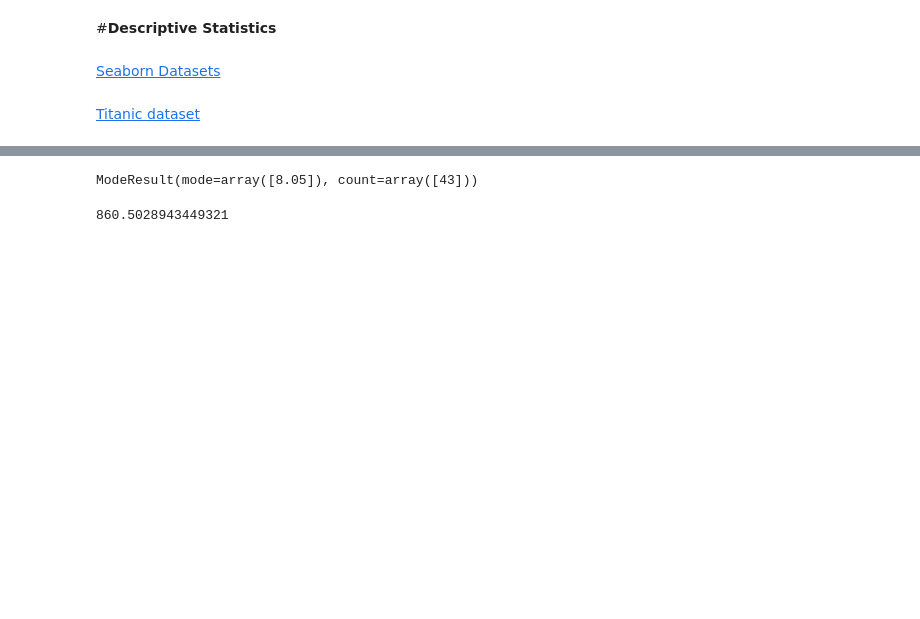
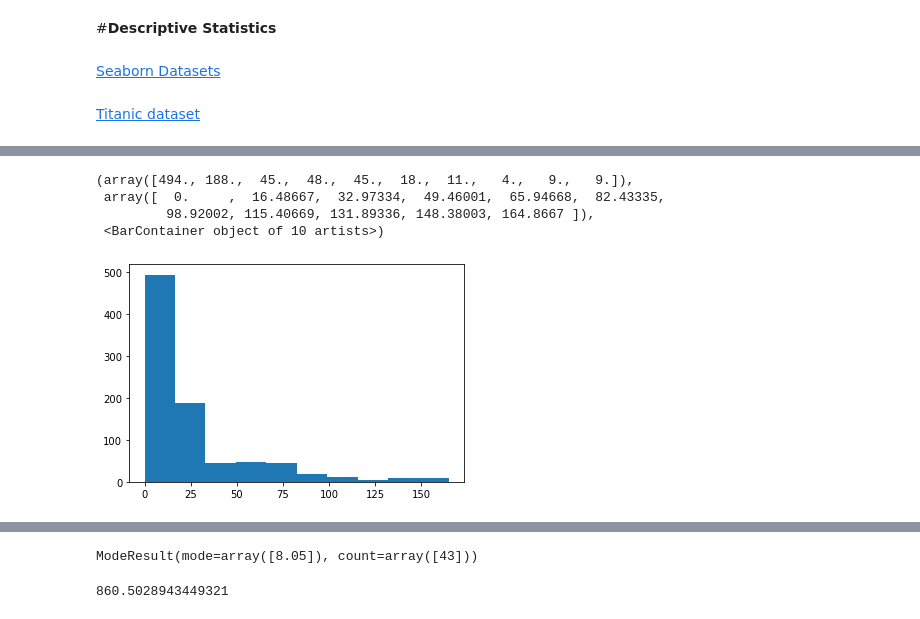
Before and after one commit to yasir5008/DS_-_ITF_Just_Working_Directory, a Jupyter notebook: DS_python_works/Statistics_Lab2_(Descriptive_Stats_&_Correlation)_(TR)_1_Oct_2021_Students.ipynb, the cells around one changed output, grey strips where cells are left out. Saved outputs shown, nothing was run; the diff lists cells and outputs as text; code cells hidden in the pictures; blank space fills up the shorter version.

```diff
--- a/DS_python_works/Statistics_Lab2_(Descriptive_Stats_&_Correlation)_(TR)_1_Oct_2021_Students.ipynb
+++ b/DS_python_works/Statistics_Lab2_(Descriptive_Stats_&_Correlation)_(TR)_1_Oct_2021_Students.ipynb
@@ -51,0 +107,8 @@ NameError: name 'sns' is not defined
+# %%
+plt.hist(newfare)
+# %% [output]
+(array([494., 188.,  45.,  48.,  45.,  18.,  11.,   4.,   9.,   9.]),
+ array([  0.     ,  16.48667,  32.97334,  49.46001,  65.94668,  82.43335,
+         98.92002, 115.40669, 131.89336, 148.38003, 164.8667 ]),
+ <BarContainer object of 10 artists>)
+[figure, added]
```
Also changed, not shown: parts of 38 cells of this notebook, 1 other file.
